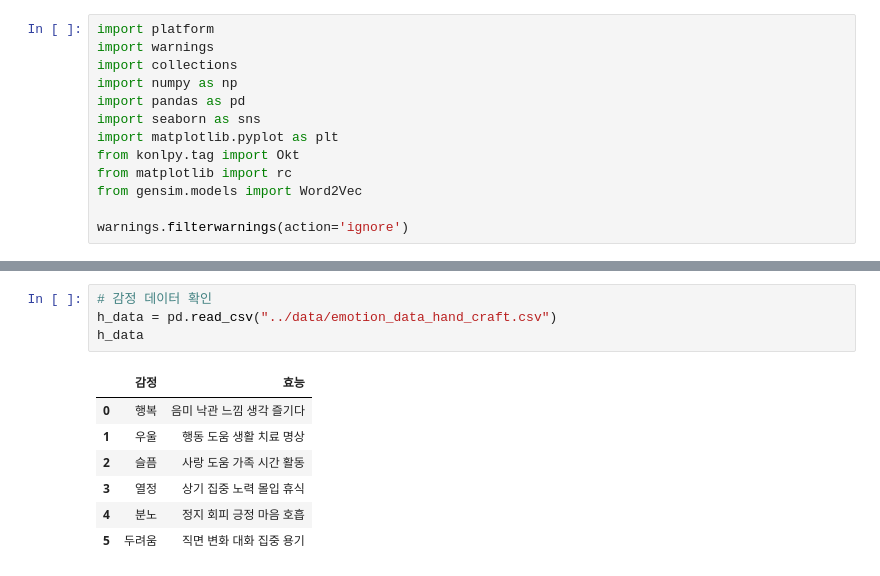
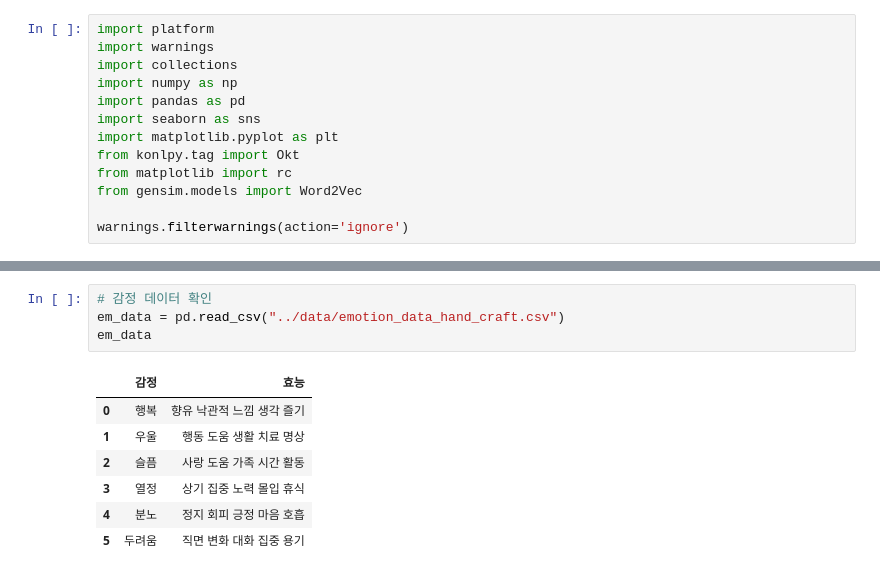
Before and after one commit to sigongjoa/emotion_thearpy, a Jupyter notebook: notebooks/check_emtion_data.ipynb, the cells around one changed output, grey strips where cells are left out. Saved outputs shown, nothing was run; the diff lists cells and outputs as text.

Commit message:
action_data test

```diff
--- a/notebooks/check_emtion_data.ipynb
+++ b/notebooks/check_emtion_data.ipynb
@@ -227,10 +139,10 @@ class check_data():
 # %%
 # 감정 데이터 확인
-h_data = pd.read_csv("../data/emotion_data_hand_craft.csv")
-h_data
+em_data = pd.read_csv("../data/emotion_data_hand_craft.csv")
+em_data
 # %% [output]
 |  | 감정 | 효능 |
-| 0 | 행복 | 음미 낙관 느낌 생각 즐기다 |
+| 0 | 행복 | 향유 낙관적 느낌 생각 즐기 |
 | 1 | 우울 | 행동 도움 생활 치료 명상 |
 | 2 | 슬픔 | 사랑 도움 가족 시간 활동 |
 | 3 | 열정 | 상기 집중 노력 몰입 휴식 |
```
Also changed, not shown: parts of 6 cells of this notebook, 15 other files.
